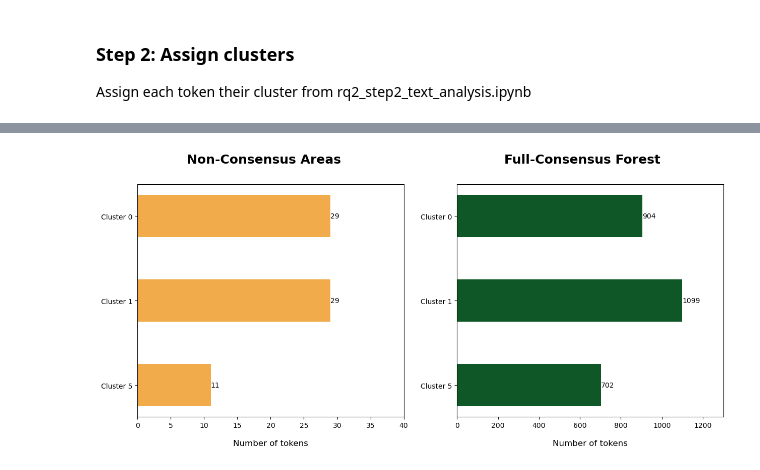
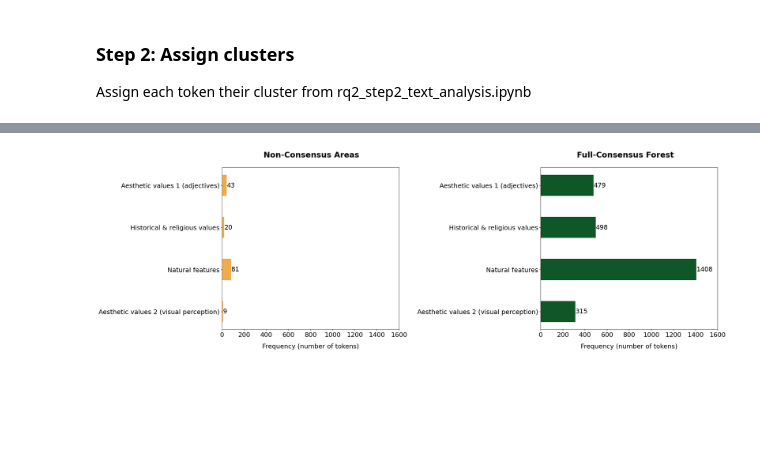
Before and after one commit to n-mo92/nm_forest_thesis, a Jupyter notebook: rq3_all_steps.ipynb, the cells around one changed output, grey strips where cells are left out. Cells and saved outputs as stored; diff of their text form; code cells hidden in the pictures; blank space fills up the shorter version.

```diff
--- a/rq3_all_steps.ipynb
+++ b/rq3_all_steps.ipynb
@@ -133,8 +146,8 @@ At the moment I'm not sure of the final clusters so the actual clusters of inter
 # STEP 3: FILTER SPECIFIC CLUSTERS
 
 # Extract the clusters of interest
-filtered_clusters_c3 = final_tokens_c3_df[(final_tokens_c3_df["cluster"]==0) | (final_tokens_c3_df["cluster"]==1) | (final_tokens_c3_df["cluster"]==5)]
-filtered_clusters_c6 = final_tokens_c6_df[(final_tokens_c6_df["cluster"]==0) | (final_tokens_c6_df["cluster"]==1) | (final_tokens_c6_df["cluster"]==5)]
+filtered_clusters_c3 = final_tokens_c3_df[(final_tokens_c3_df["cluster"]==3) | (final_tokens_c3_df["cluster"]==4) | (final_tokens_c3_df["cluster"]==8) | (final_tokens_c3_df["cluster"]==11)]
+filtered_clusters_c6 = final_tokens_c6_df[(final_tokens_c6_df["cluster"]==3) | (final_tokens_c6_df["cluster"]==4) | (final_tokens_c6_df["cluster"]==8) | (final_tokens_c6_df["cluster"]==11)]
 
 filtered_clusters_c3
 # %% [output]
@@ -243,21 +261,22 @@ Total Tokens for Class 6: 2705
 c3_token_counts_df = pd.DataFrame()
 c6_token_counts_df = pd.DataFrame()
 
-# Create column for cluster names (UPDATE LATER)
-c3_token_counts_df["cluster_name"] = ["Cluster 0", "Cluster 1", "Cluster 5"]
-c6_token_counts_df["cluster_name"] = ["Cluster 0", "Cluster 1", "Cluster 5"]
+# Create column for cluster names
+# note that all_titles is defined in word cloud code
+c3_token_counts_df["cluster_name"] = all_titles
+c6_token_counts_df["cluster_name"] = all_titles
 
 # Create empty list for storing counts per cluster for each class
 c3_token_counts = []
 c6_token_counts = []
 
 # Count tokens per cluster and append to list (class 3)
-for clus_num in [0,1,5]:
+for clus_num in [3, 4, 8, 11]:
     count = len(filtered_clusters_c3[filtered_clusters_c3["cluster"] == clus_num])
     c3_token_counts.append(count)
 
 # Count tokens per cluster and append to list (class 6)
-for clus_num in [0,1,5]:
+for clus_num in [3, 4, 8, 11]:
     count = len(filtered_clusters_c6[filtered_clusters_c6["cluster"] == clus_num])
     c6_token_counts.append(count)
 
@@ -270,43 +289,50 @@ c6_token_counts_df["token_count"] = c6_token_counts
 # %%
 # STEP 3: CLUSTER COMPARISON
 # Create horizontal bar charts for token counts per cluster for each class
 
 # Set up fig and axes
-fig, axes = plt.subplots(nrows=1, ncols=2, figsize=(15, 6))
+fig, axes = plt.subplots(nrows=1, ncols=2, figsize=(25, 8))
 
 # Set up horizontal bar charts
 bar_chart_c3 = axes[0].barh(c3_token_counts_df["cluster_name"],
                             c3_token_counts_df["token_count"],
                             color = "#F1AB4A",
                             height = 0.5)
 
 bar_chart_c6 = axes[1].barh(c6_token_counts_df["cluster_name"],
                             c6_token_counts_df["token_count"],
                             color = "#0F5726",
                             height = 0.5)
 
 # Customise yaxis order, set up labels and extend xlim to fit value labels
 axes[0].invert_yaxis()
-axes[0].set_xlabel('Number of tokens', fontsize=12, labelpad=15)
-axes[0].bar_label(bar_chart_c3)
-axes[0].set_xlim(right=40)
+axes[0].set_xlabel('Frequency (number of tokens)', fontsize=18, labelpad=15)
+axes[0].bar_label(bar_chart_c3, fontsize=18)
+axes[0].tick_params(axis='y', labelsize=18)
+axes[0].tick_params(axis='x', labelsize=18)
+axes[0].set_xlim(right=1600)
 
 axes[1].invert_yaxis()
-axes[1].set_xlabel('Number of tokens', fontsize=12, labelpad=15)
-axes[1].bar_label(bar_chart_c6)
-axes[1].set_xlim(right=1300)
+axes[1].set_xlabel('Frequency (number of tokens)', fontsize=18, labelpad=15)
+axes[1].bar_label(bar_chart_c6, fontsize=18)
+axes[1].tick_params(axis='y', labelsize=18)
+axes[1].tick_params(axis='x', labelsize=18)
+axes[1].set_xlim(right=1600)
 
 # Add column titles (first two numbers control the position)
-fig.text(0.19, 0.95, "Non-Consensus Areas", fontsize=18, fontweight='bold')
-fig.text(0.61, 0.95, "Full-Consensus Forest", fontsize=18, fontweight='bold')
+fig.text(0.19, 0.95, "Non-Consensus Areas", fontsize=22, fontweight='bold')
+fig.text(0.68, 0.95, "Full-Consensus Forest", fontsize=22, fontweight='bold')
+
+# Adjust white space at the top to fit in main titles and adjust space between rows/columns
+plt.subplots_adjust(top=0.90, hspace=0.3, wspace=0.8)
 
 # Save the combined figure (this needs to go before plt.show otherwise saved output is blank)
 plt.savefig('./outputs/figures/rq3_cluster_counts_per_class.png', bbox_inches='tight')
 
 # Show plot
 plt.show()
 # %% [output]
-[figure, old version]
+[figure, new version]
 # %%
 # STEP 3: CLUSTER MEMBERSHIP - TOKEN COMPARISON
 
```
Also changed, not shown: parts of 15 cells of this notebook.
